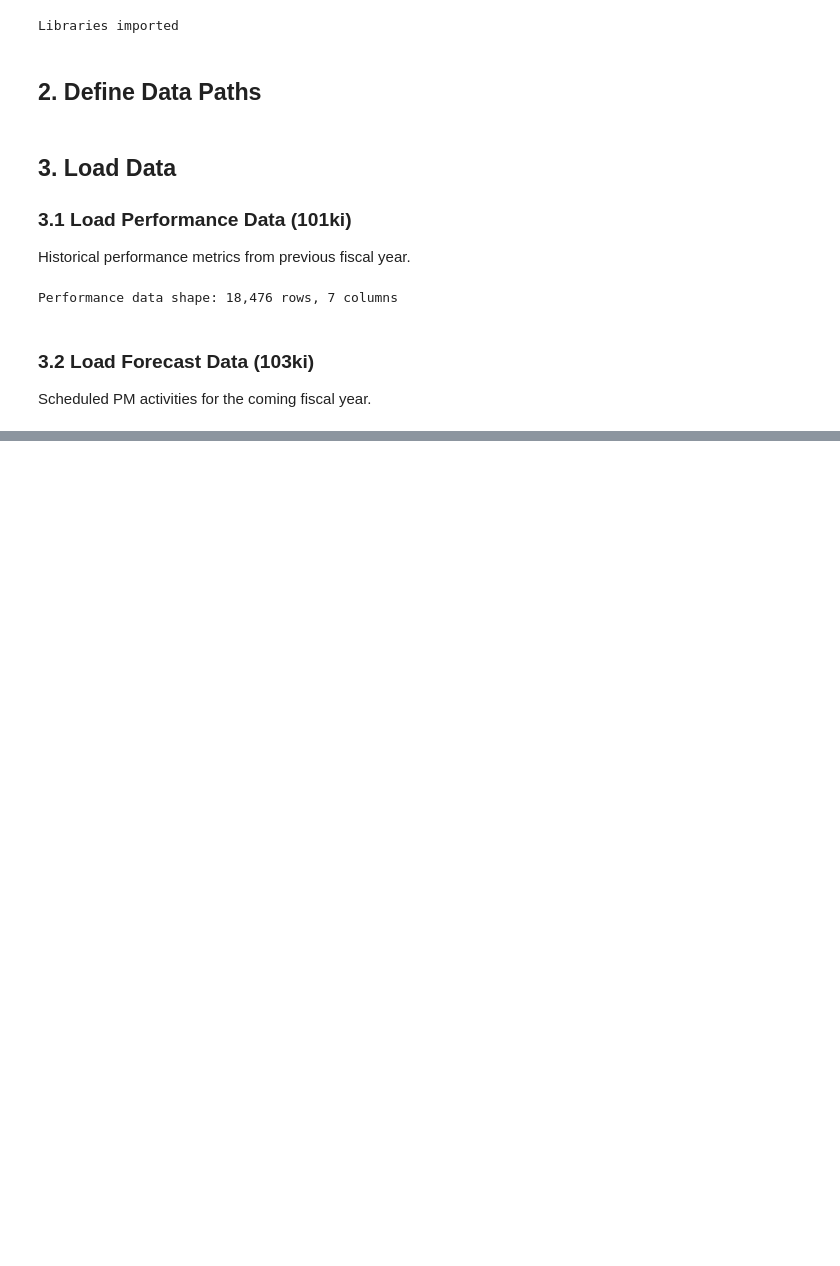
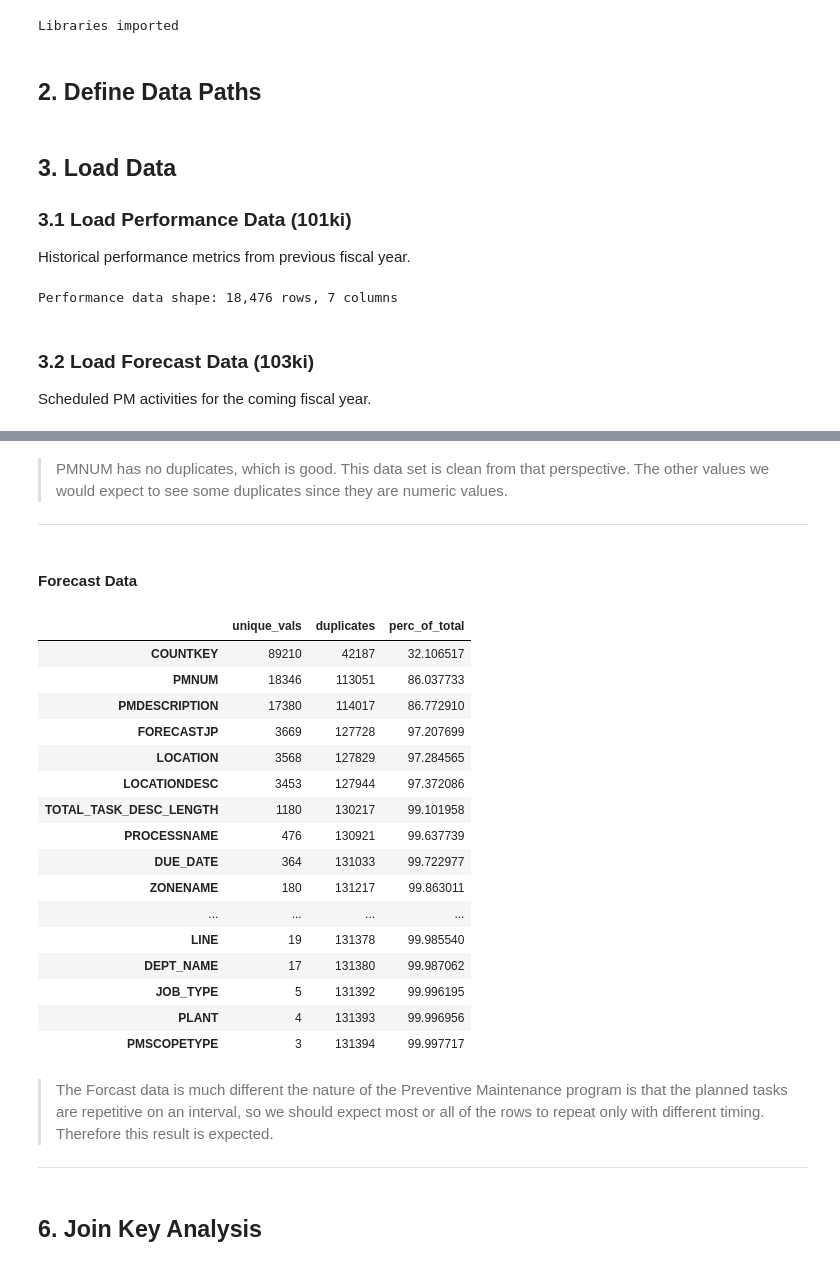
Before and after one commit to dev-festival/py4eda-project, a Jupyter notebook: notebooks/00_data-info_and_loader-template.ipynb, the cells around one changed output, grey strips where cells are left out. Saved outputs shown, nothing was run; the diff lists cells and outputs as text; code cells hidden in the pictures; blank space fills up the shorter version.

Commit message:
update: data loader steps 1-7 layed out with working code

```diff
--- a/notebooks/00_data-info_and_loader-template.ipynb
+++ b/notebooks/00_data-info_and_loader-template.ipynb
@@ -47,6 +47,21 @@ Performance data shape: 18,476 rows, 7 columns
 Scheduled PM activities for the coming fiscal year.
 # %%
 # Load future workload forecast data
-df_forecast = pd.read_csv(FORECAST_FILE, encoding='cp1252')
+df_forecast = pd.read_csv(FORECAST_FILE,
+                        encoding='cp1252',
+                        parse_dates = ['DUE_DATE'],
+                        dtype={
+                            'INTERVAL': 'category',
+                            'JOB_TYPE': 'category',
+                            'LABOR_CRAFT': 'category',
+                            'PMSCOPETYPE': 'category',
+                            'DEPT': 'category',
+                            'DEPT_NAME': 'category',
+                            'DEPT_TYPE' : 'category',
+                            'PLANT' : 'category',
+                            'LINE' : 'category',
+                            'ZONENAME' : 'category',
+                            'PROCESSNAME' : 'category'
+                        })
 print(f"Forecast data shape: {df_forecast.shape[0]:,} rows, {df_forecast.shape[1]} columns")
 # %% [output]
@@ -53,0 +288,43 @@ Forecast data shape: 131,717 rows, 22 columns
+# %% [markdown]
+> PMNUM has no duplicates, which is good. This data set is clean from that perspective. The other values we would expect to see some duplicates since they are numeric values.
+
+---
+# %% [markdown]
+#### Forecast Data
+# %%
+# Duplicate analysis -- forecast
+
+df_forecast_dups = df_forecast.nunique().to_frame(name = 'unique_vals')
+
+df_forecast_dups['duplicates'] = df_forecast.shape[0] - df_forecast_dups['unique_vals']
+
+df_forecast_dups['perc_of_total'] = 100 - (((df_forecast.shape[0] - df_forecast_dups['duplicates'])/df_forecast.shape[0]) * 100)
+
+# Sort by perc_of_total, smallest to largest
+df_forecast_dups = df_forecast_dups.sort_values('perc_of_total')
+
+df_forecast_dups
+# %% [output]
+|  | unique_vals | duplicates | perc_of_total |
+| COUNTKEY | 89210 | 42187 | 32.106517 |
+| PMNUM | 18346 | 113051 | 86.037733 |
+| PMDESCRIPTION | 17380 | 114017 | 86.772910 |
+| FORECASTJP | 3669 | 127728 | 97.207699 |
+| LOCATION | 3568 | 127829 | 97.284565 |
+| LOCATIONDESC | 3453 | 127944 | 97.372086 |
+| TOTAL_TASK_DESC_LENGTH | 1180 | 130217 | 99.101958 |
+| PROCESSNAME | 476 | 130921 | 99.637739 |
+| DUE_DATE | 364 | 131033 | 99.722977 |
+| ZONENAME | 180 | 131217 | 99.863011 |
+| ... | ... | ... | ... |
+| LINE | 19 | 131378 | 99.985540 |
+| DEPT_NAME | 17 | 131380 | 99.987062 |
+| JOB_TYPE | 5 | 131392 | 99.996195 |
+| PLANT | 4 | 131393 | 99.996956 |
+| PMSCOPETYPE | 3 | 131394 | 99.997717 |
+# %% [markdown]
+> The Forcast data is much different the nature of the Preventive Maintenance program is that the planned tasks are repetitive on an interval, so we should expect most or all of the rows to repeat only with different timing. Therefore this result is expected.
+
+---
+# %% [markdown]
+## 6. Join Key Analysis
```
Also changed, not shown: parts of 16 cells of this notebook.
